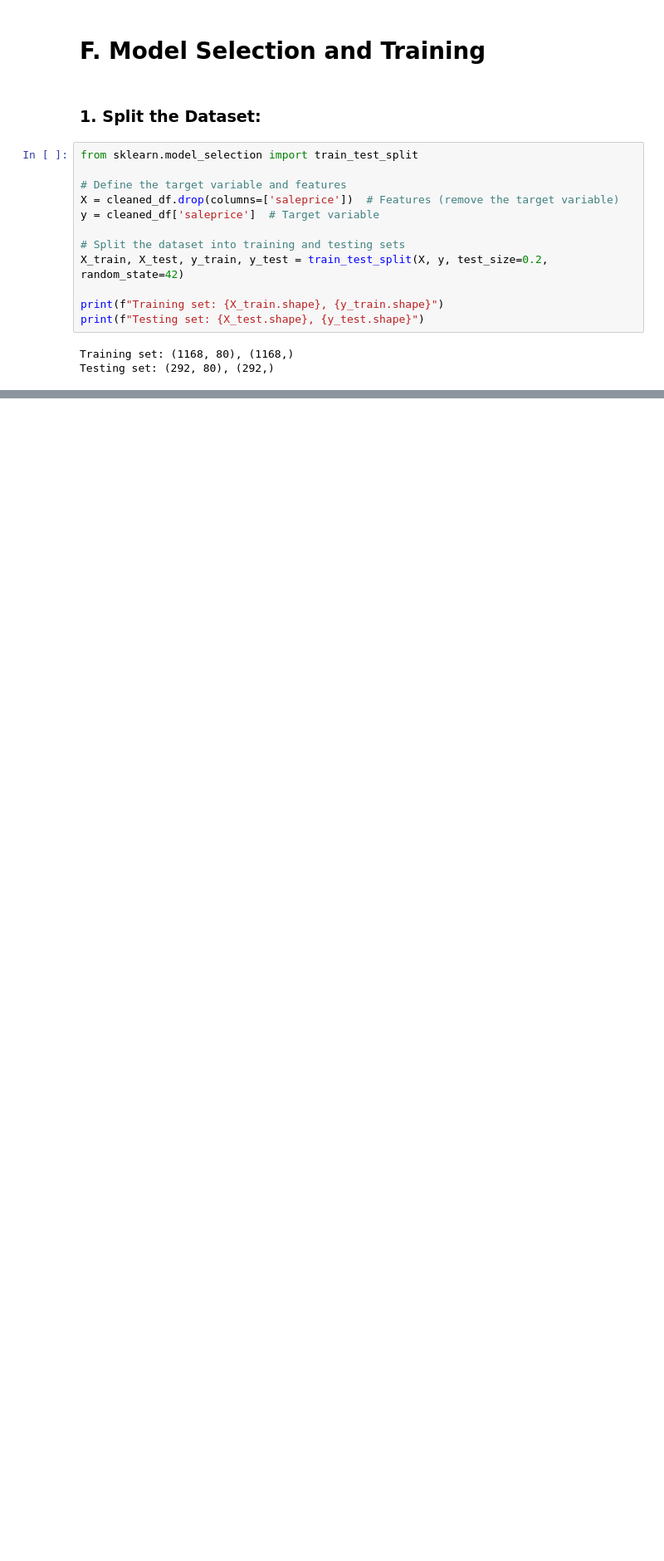
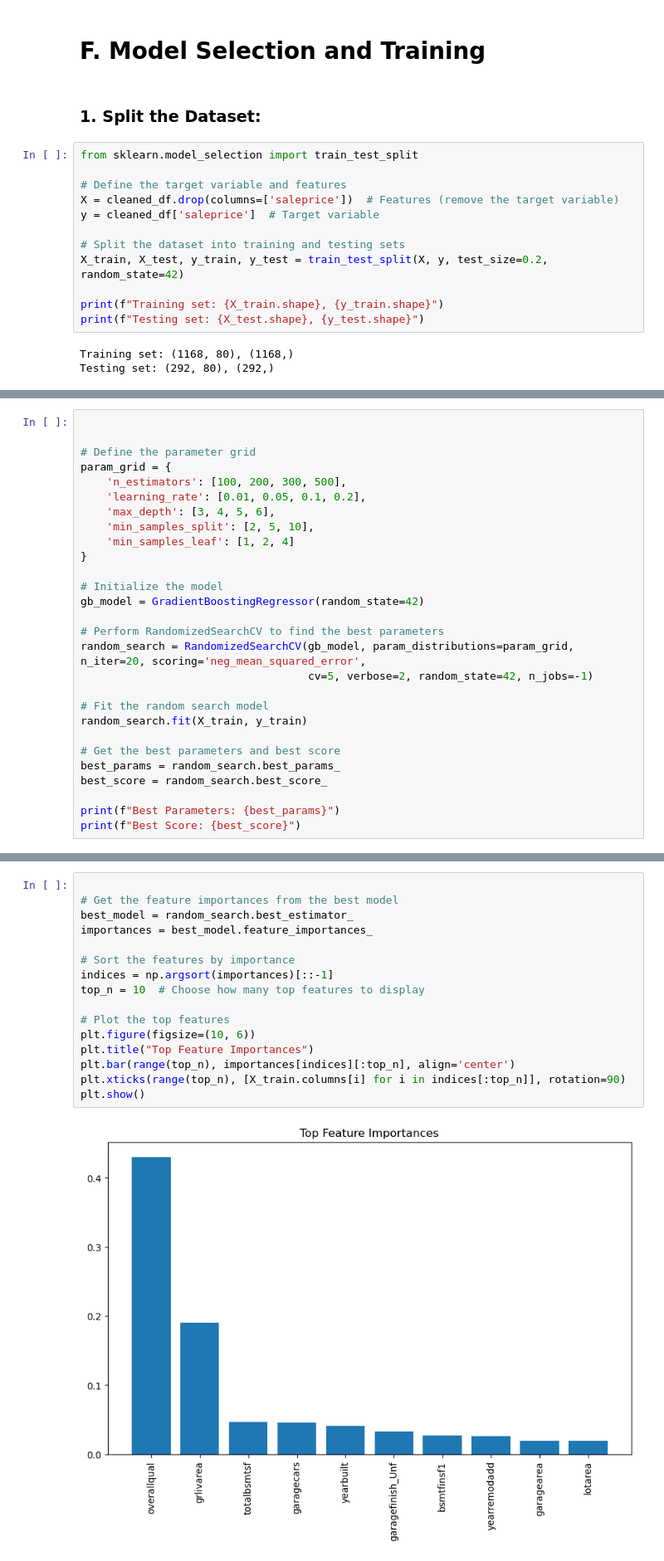
Before and after one commit to Roddiyyat/AltSchool-Capstone-Project, a Jupyter notebook: Alt-School Final Project.ipynb, the cells around one changed output, grey strips where cells are left out. Shown at 83% size. Drawn from its saved outputs; the diff is of its cells as text; blank space fills up the shorter version.

```diff
--- a/Alt-School Final Project.ipynb
+++ b/Alt-School Final Project.ipynb
@@ -511,0 +663,28 @@ Testing set: (292, 80), (292,)
+# %%
+
+
+# Define the parameter grid
+param_grid = {
+    'n_estimators': [100, 200, 300, 500],
+    'learning_rate': [0.01, 0.05, 0.1, 0.2],
+    'max_depth': [3, 4, 5, 6],
+    'min_samples_split': [2, 5, 10],
+    'min_samples_leaf': [1, 2, 4]
+}
+
+# Initialize the model
+gb_model = GradientBoostingRegressor(random_state=42)
+
+# Perform RandomizedSearchCV to find the best parameters
+random_search = RandomizedSearchCV(gb_model, param_distributions=param_grid, n_iter=20, scoring='neg_mean_squared_error',
+                                   cv=5, verbose=2, random_state=42, n_jobs=-1)
+
+# Fit the random search model
+random_search.fit(X_train, y_train)
+
+# Get the best parameters and best score
+best_params = random_search.best_params_
+best_score = random_search.best_score_
+
+print(f"Best Parameters: {best_params}")
+print(f"Best Score: {best_score}")
@@ -511,0 +699,18 @@ Testing set: (292, 80), (292,)
+# %%
+
+# Get the feature importances from the best model
+best_model = random_search.best_estimator_
+importances = best_model.feature_importances_
+
+# Sort the features by importance
+indices = np.argsort(importances)[::-1]
+top_n = 10  # Choose how many top features to display
+
+# Plot the top features
+plt.figure(figsize=(10, 6))
+plt.title("Top Feature Importances")
+plt.bar(range(top_n), importances[indices][:top_n], align='center')
+plt.xticks(range(top_n), [X_train.columns[i] for i in indices[:top_n]], rotation=90)
+plt.show()
+# %% [output]
+[figure, added]
```
Also changed, not shown: parts of 30 cells of this notebook.
